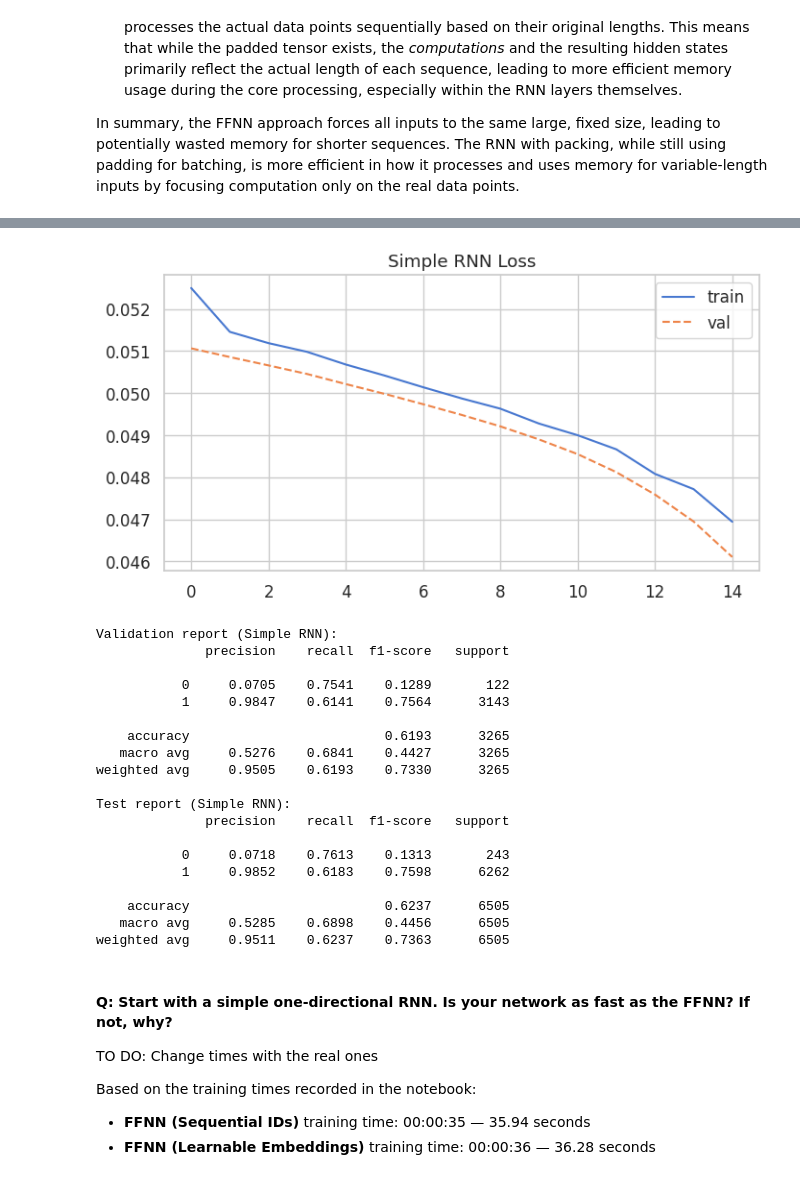
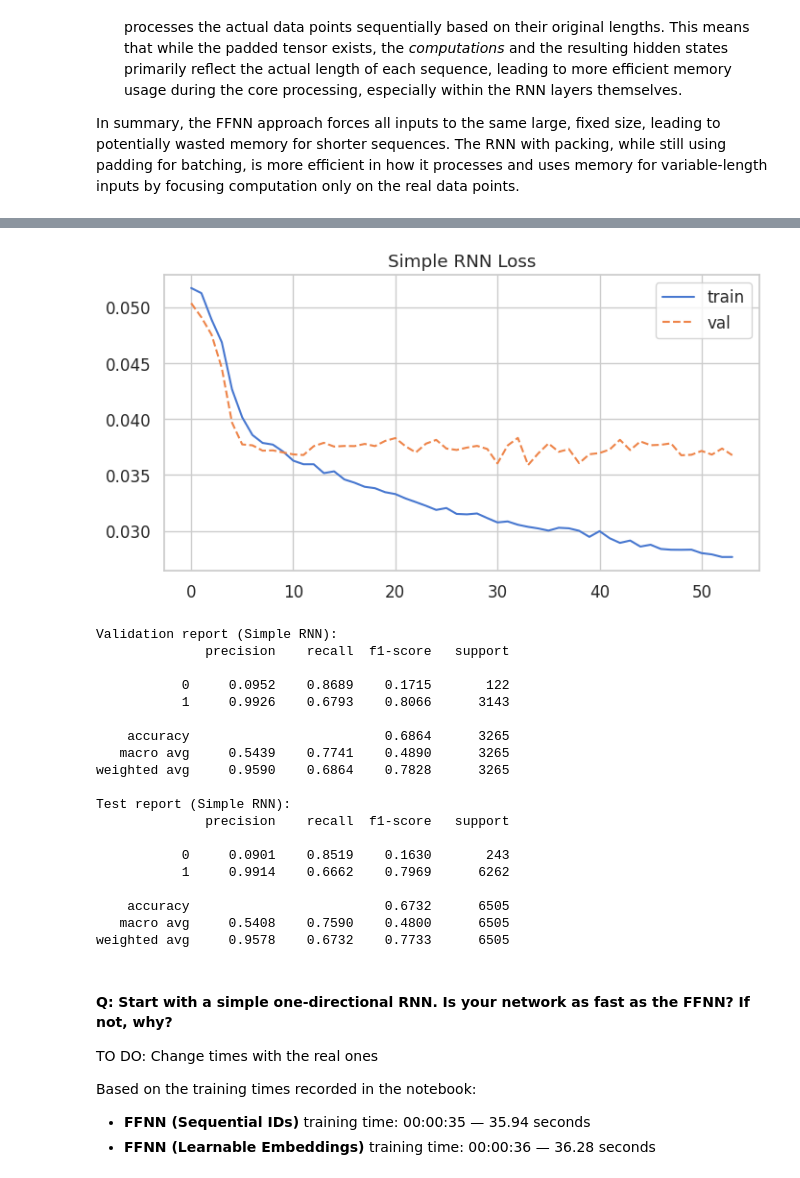
Before and after one commit to AImSecure/Laboratory2, a Jupyter notebook: lab/notebooks/Lab2_FFNN_RNN_GNN.ipynb, the cells around one changed output, grey strips where cells are left out. Saved outputs shown, nothing was run; the diff lists cells and outputs as text; code cells hidden in the pictures.

```diff
--- a/lab/notebooks/Lab2_FFNN_RNN_GNN.ipynb
+++ b/lab/notebooks/Lab2_FFNN_RNN_GNN.ipynb
@@ -652,7 +678,7 @@ def pad_truncate_sequence(seq, fixed_len, pad_value=0):
 # %%
 # --- Perform padding or truncating on the training data ---
 
-L = p75_len # chosen fixed size
+L = max_len # chosen fixed size
 
 # Apply the padding or truncating to all the dataframe
 df_train['seq_fixed'] = df_train['api_call_sequence'].apply(lambda x: pad_truncate_sequence(x, L))
@@ -1453,7 +1474,7 @@ if pos == 0:
 else:
     pos_weight = torch.tensor(float(neg) / float(pos), device=device)
 criterion = nn.BCEWithLogitsLoss(pos_weight=pos_weight)
-optimizer = optim.AdamW(model_simple_rnn.parameters(), lr=1e-5)
+optimizer = optim.AdamW(model_simple_rnn.parameters(), lr=3e-5)
 
 # Train
 model_simple_rnn, history_simple, elapsed_simple = train_rnn_common(model_simple_rnn, train_loader_rnn, val_loader_rnn, optimizer, criterion, epochs=num_epochs)
@@ -1486,24 +1515,24 @@ Simple RNN training time: 00:03:56 — 236.14 seconds
 Saved plot: /content/drive/MyDrive/Projects/AImSecure/Laboratory2/results/images/task3_plots/simple_rnn_loss.png
-[figure, old version]
+[figure, new version]
 Validation report (Simple RNN):
               precision    recall  f1-score   support
 
-           0     0.0705    0.7541    0.1289       122
-           1     0.9847    0.6141    0.7564      3143
+           0     0.0952    0.8689    0.1715       122
+           1     0.9926    0.6793    0.8066      3143
 
-    accuracy                         0.6193      3265
-   macro avg     0.5276    0.6841    0.4427      3265
-weighted avg     0.9505    0.6193    0.7330      3265
+    accuracy                         0.6864      3265
+   macro avg     0.5439    0.7741    0.4890      3265
+weighted avg     0.9590    0.6864    0.7828      3265
 
 Test report (Simple RNN):
               precision    recall  f1-score   support
 
-           0     0.0718    0.7613    0.1313       243
-           1     0.9852    0.6183    0.7598      6262
+           0     0.0901    0.8519    0.1630       243
+           1     0.9914    0.6662    0.7969      6262
 
-    accuracy                         0.6237      6505
-   macro avg     0.5285    0.6898    0.4456      6505
-weighted avg     0.9511    0.6237    0.7363      6505
+    accuracy                         0.6732      6505
+   macro avg     0.5408    0.7590    0.4800      6505
+weighted avg     0.9578    0.6732    0.7733      6505
 # %% [markdown]
 #### Q: Start with a simple one-directional RNN. Is your network as fast as the FFNN? If not, why?
 
```
Also changed, not shown: parts of 22 cells of this notebook.
